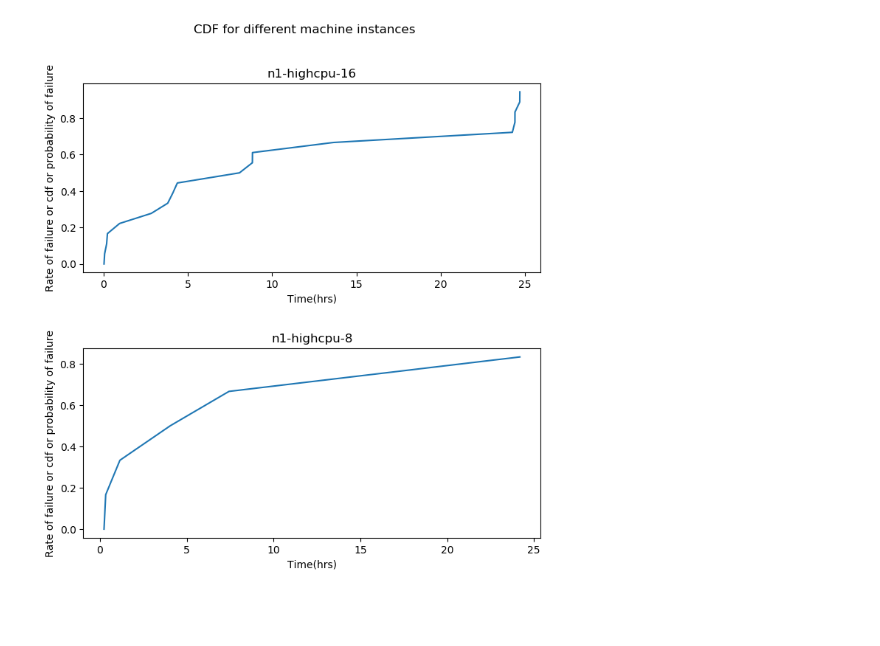
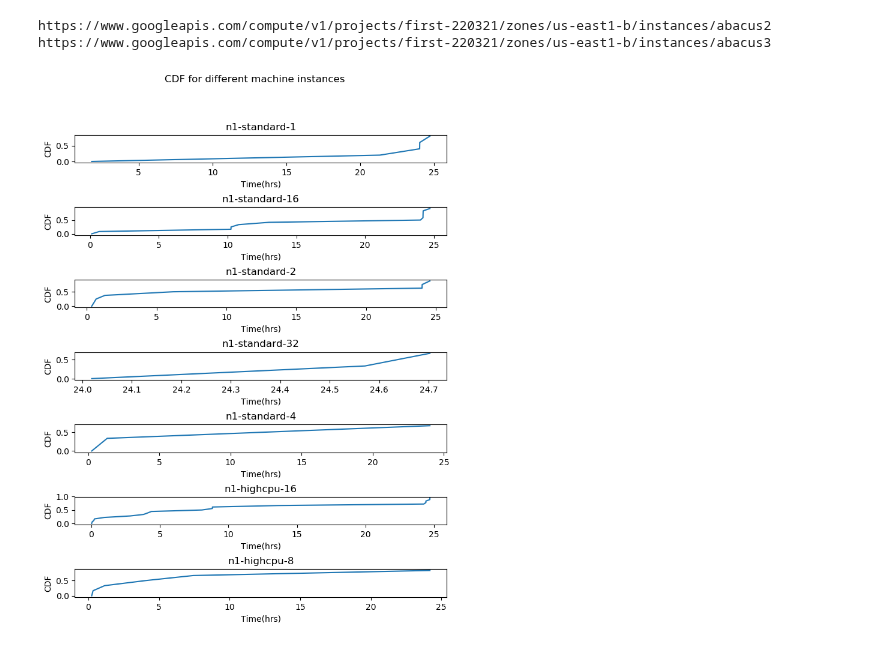
Before and after one commit to prateek-s/scispot, a Jupyter notebook: data/CDF-plot.ipynb, the cells around one changed output. Drawn from its saved outputs; the diff is of its cells as text; code cells hidden in the pictures; blank space fills up the shorter version.

```diff
--- a/data/CDF-plot.ipynb
+++ b/data/CDF-plot.ipynb
@@ -11,6 +11,7 @@ import matplotlib.pyplot as plt
 plt.style.use('default')
 import math
 from scipy.integrate import quad
+import glob
 
 #Instance types as a dic
 instance_info = pd.read_csv('instances-m12.txt',delim_whitespace=True, header=None)
@@ -23,31 +24,37 @@ def ttl_in_minutes(start_time, end_time):
     diff = e-s
     return diff.total_seconds()
 
-with open('m12.json') as json_file:
-    data = json.load(json_file)
+out = dict()
+for file in sorted(glob.iglob('*.json')):
+    with open(file) as json_file:
+        data = json.load(json_file)
 
-out = dict()
-for entry in data:
-    eid = entry['id']
-    iname = entry['targetLink']
-    if entry['operationType']=='insert':
-        out[iname] = (entry, np.nan)
+    for entry in data:
+        eid = entry['id']
+        iname = entry['targetLink']
+        if not iname in out:
+            if entry['operationType']=='insert':
+                out[iname] = (entry, np.nan)
 
-#Adding time data
-for entry in data:
-    eid = entry['id']
-    iname = entry['targetLink']
-    if entry['operationType']=='compute.instances.preempted':
-        if iname in out:
-            orig_entry = out[iname][0]
-            start_time = orig_entry['insertTime']
-            end_time = entry['insertTime']
-            ttl = ttl_in_minutes(start_time, end_time)
-            out[iname] = (orig_entry, ttl)
+    #Adding time data
+    for entry in data:
+        eid = entry['id']
+        iname = entry['targetLink']
+        if entry['operationType']=='compute.instances.preempted':
+            if iname in out:
+                orig_entry = out[iname][0]
+                start_time = orig_entry['insertTime']
+                end_time = entry['insertTime']
+                ttl = ttl_in_minutes(start_time, end_time)
+                out[iname] = (orig_entry, ttl)
 
 #removing the datapoint which did not have endtime
+#removing the datapoint which have longer time than 30 hours
 for i in list(out):
     if np.isnan(out[i][1]):
+        out.pop(i)
+    elif (out[i][1]/3600.0 > 30):
+        print(out[i][0]['targetLink'])
         out.pop(i)
 
 #Creating lists for eah machine type
@@ -57,37 +64,39 @@ for key, value in out.items():
     if iname in instances:
         if instances[iname] in all_data:
             all_data[instances[iname]].append(value[1]/3600.0)
         else:
             all_data[instances[iname]] = [value[1]/3600.0]
 
 #Sorting
 for key, value in all_data.items():
     all_data[key] = np.sort(all_data[key])
 
 #plotting
 figure = plt.figure()
-figure.set_size_inches(8, 8)
-figure.subplots_adjust(hspace=0.4, wspace=0.2)
+figure.set_size_inches(8, 10)
+figure.subplots_adjust(hspace=1.6, wspace=1.0)
 plt.suptitle('CDF for different machine instances')
 #ax = figure.add_subplot(111)
 plot_count=1
 grid_size=str(len(all_data))+'1'
 for key, value in all_data.items():
     y = np.linspace(0,1,len(all_data[key]), endpoint=False)
     axi = figure.add_subplot(grid_size+str(plot_count))
     #ax=plt.subplot(grid_size+str(plot_count))
     #plt.subplot(222)
     plt.plot(all_data[key], y)
     plt.title(key)
     plt.xlabel("Time(hrs)")
-    plt.ylabel("Rate of failure or cdf or probability of failure")
+    plt.ylabel("CDF")
     plot_count+=1
     #save the file
     data = np.column_stack((all_data[key],y))
     np.savetxt('E-CDF-'+key+'.txt',data,delimiter='\t')
 plt.show()
 # %% [output]
+https://www.googleapis.com/compute/v1/projects/first-220321/zones/us-east1-b/instances/abacus2
+https://www.googleapis.com/compute/v1/projects/first-220321/zones/us-east1-b/instances/abacus3
-[figure, old version]
+[figure, new version]
 # %%
 all_data
 # %% [output]
```
Also changed, not shown: parts of 4 cells of this notebook, 6 other files.
